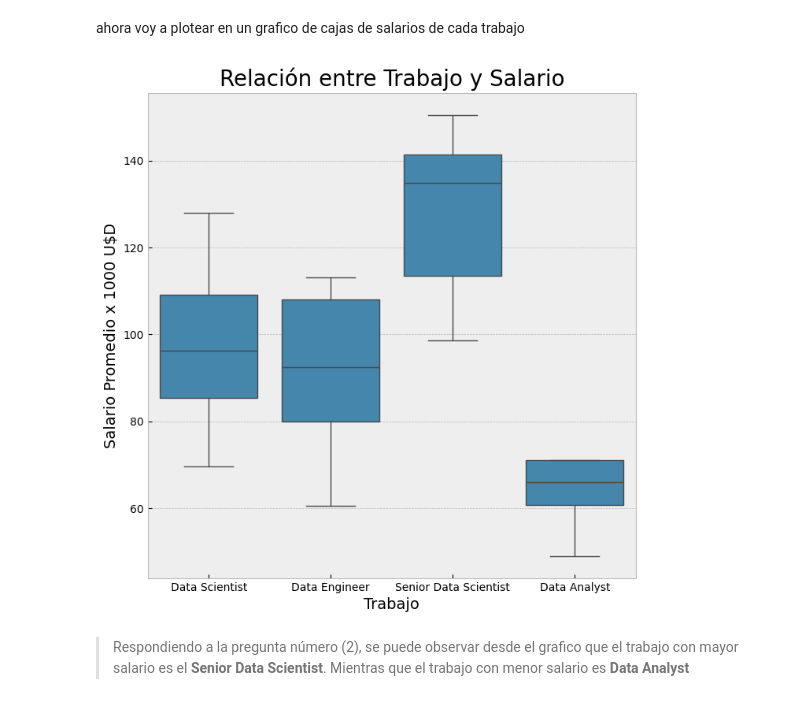
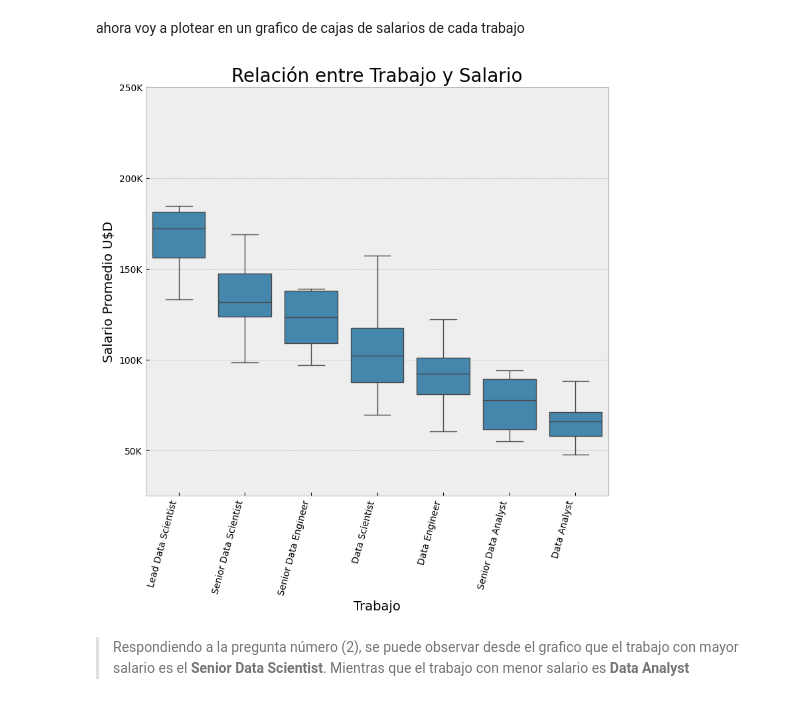
Before and after one commit to SirixG/Python, a Jupyter notebook: Primera_Entrega/ProyectoDS_ParteI_Dente.ipynb, the cells around one changed output. Drawn from its saved outputs; the diff is of its cells as text; code cells hidden in the pictures.

```diff
--- a/Primera_Entrega/ProyectoDS_ParteI_Dente.ipynb
+++ b/Primera_Entrega/ProyectoDS_ParteI_Dente.ipynb
@@ -152,11 +257,7 @@ plt.show()
 # %% [markdown]
 Primero obtengo cuales son los trabajos mas frecuentes en nuestra tabla
 # %%
-#print(df1[['Job Title']])
-conteo = df1['Job Title'].value_counts()
-frecuentes = conteo[conteo >= 5].index
-print(frecuentes)
-
-df_filtrado = df1[df1['Job Title'].isin(frecuentes)]
-
-print(df_filtrado)
+df2 = df
+conteo = df2['Job Title'].value_counts()
+frecuentes = conteo[conteo >= 7].index
+df_filtrado = df2[df2['Job Title'].isin(frecuentes)]
@@ -181,19 +264,22 @@ Index(['Data Scientist', 'Data Engineer', 'Senior Data Scientist',
 # %% [markdown]
 ahora voy a plotear en un grafico de cajas de salarios de cada trabajo
 # %%
-plt.figure(figsize=(8,8))
-sns.boxplot(data = df_filtrado,
+promedios = df_filtrado.groupby('Job Title')['avg_salary'].mean().sort_values(ascending=False)
+plt.figure(figsize=(9,8))
+sns.boxplot(data = df_filtrado,order=promedios.index,
             x = 'Job Title',
             y = 'avg_salary',
             showfliers = False)
 
 plt.title('Relación entre Trabajo y Salario', fontsize=20)
 plt.xlabel('Trabajo', fontsize=14)
-plt.ylabel('Salario Promedio x 1000 U$D', fontsize=14)
-
+plt.ylabel('Salario Promedio U$D', fontsize=14)
+plt.xticks(rotation=75, ha='right')
+plt.yticks(current_ticks, [f'{int(tick)}K' for tick in current_ticks])
+plt.ylim(25, 250)
 plt.show()
 # %% [output]
-[figure, old version]
+[figure, new version]
 # %% [markdown]
 > Respondiendo a la pregunta número (2), se puede observar desde el grafico que el trabajo con mayor salario es el **Senior Data Scientist**.
 Mientras que el trabajo con menor salario es **Data Analyst**
```
Also changed, not shown: parts of 41 cells of this notebook.
